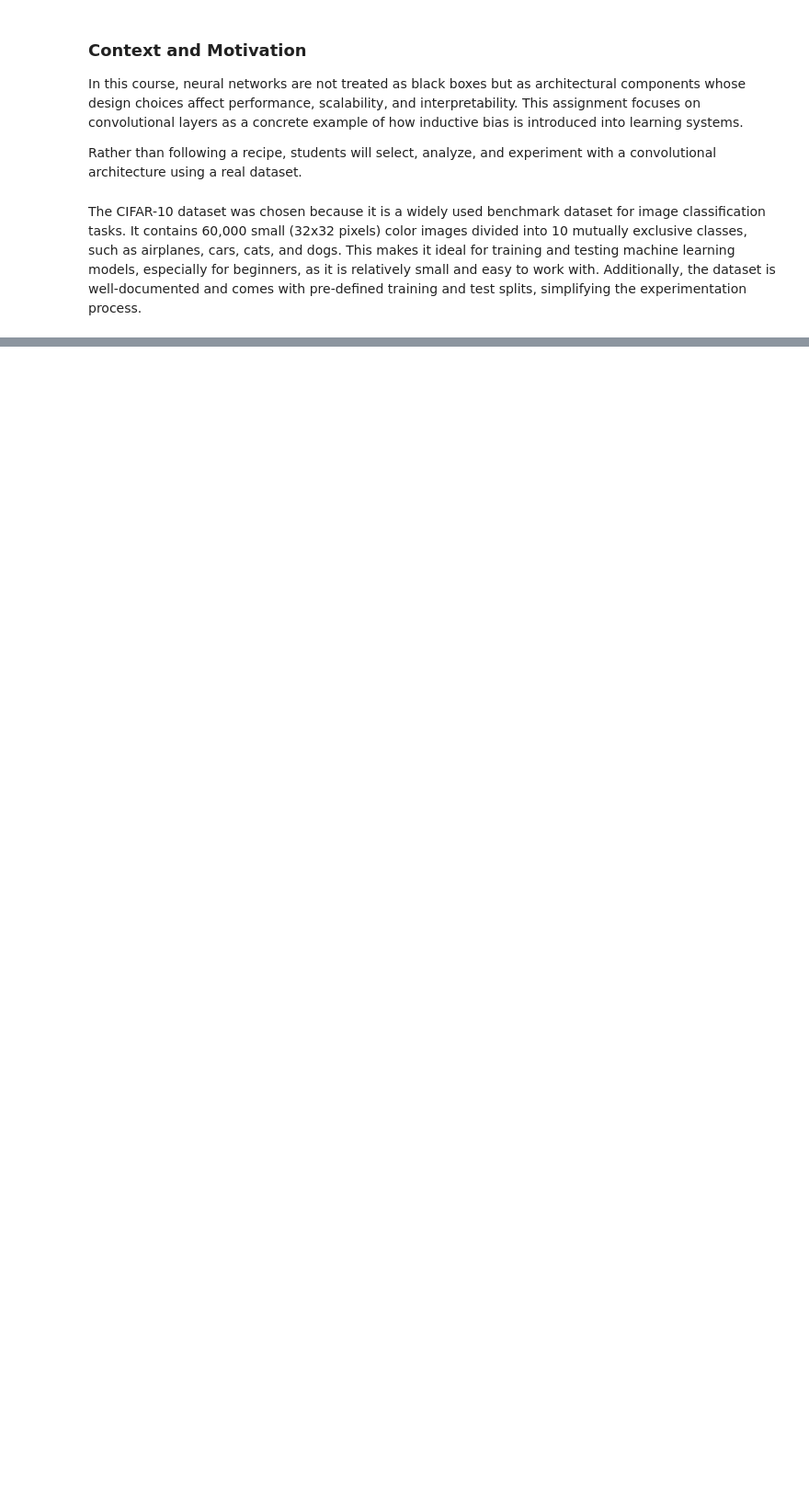
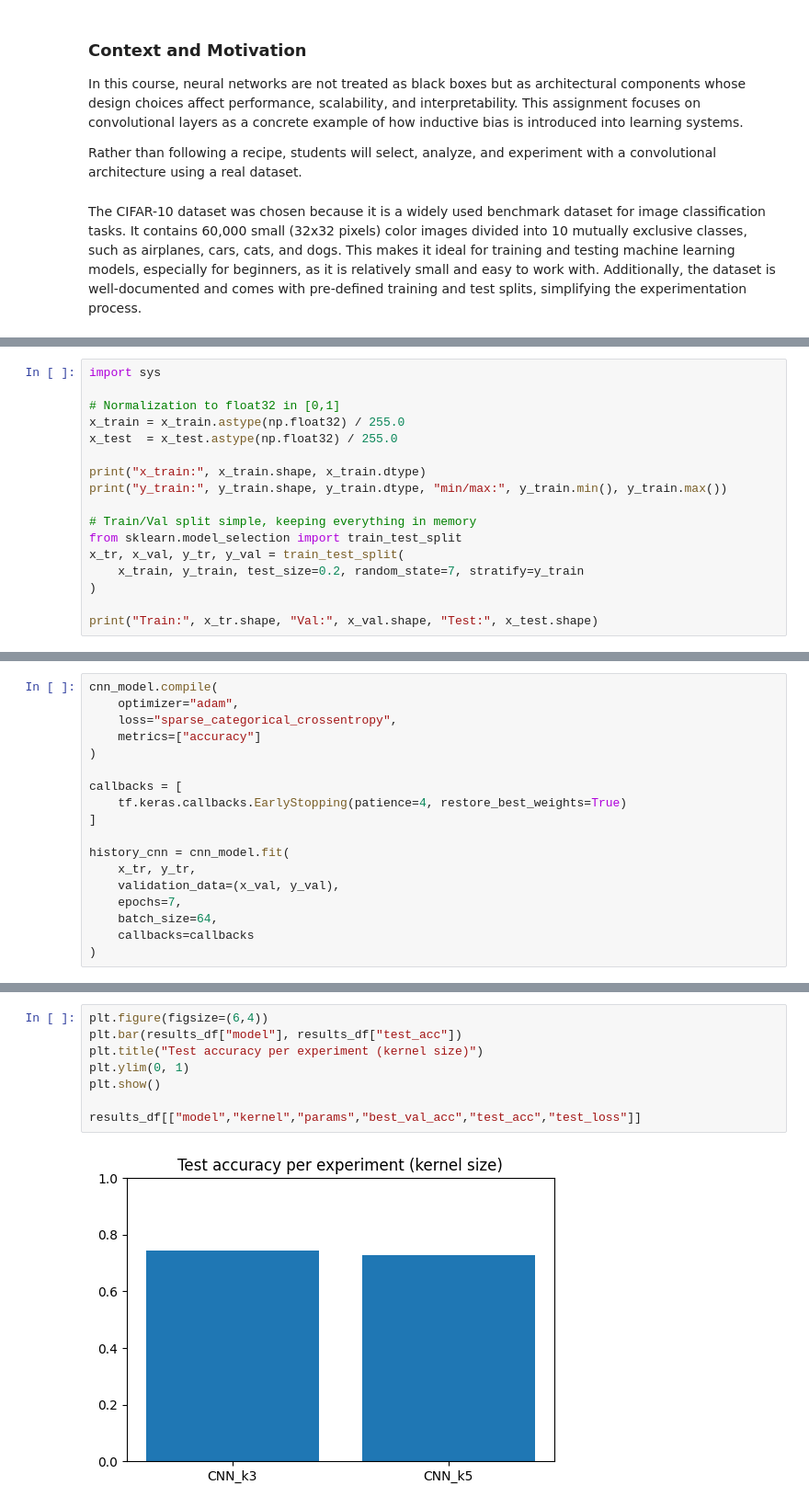
Before and after one commit to daviidc29/lab3-Arep, a Jupyter notebook: neural_network.ipynb, the cells around one changed output, grey strips where cells are left out. Shown at 92% size. Cells and saved outputs as stored; diff of their text form; blank space fills up the shorter version.

```diff
--- a/neural_network.ipynb
+++ b/neural_network.ipynb
@@ -39,0 +171,17 @@ DEPRECATION: Loading egg at c:\program files\python311\lib\site-packages\vboxapi
+# %%
+import sys
+
+# Normalization to float32 in [0,1]
+x_train = x_train.astype(np.float32) / 255.0
+x_test  = x_test.astype(np.float32) / 255.0
+
+print("x_train:", x_train.shape, x_train.dtype)
+print("y_train:", y_train.shape, y_train.dtype, "min/max:", y_train.min(), y_train.max())
+
+# Train/Val split simple, keeping everything in memory
+from sklearn.model_selection import train_test_split
+x_tr, x_val, y_tr, y_val = train_test_split(
+    x_train, y_train, test_size=0.2, random_state=7, stratify=y_train
+)
+
+print("Train:", x_tr.shape, "Val:", x_val.shape, "Test:", x_test.shape)
@@ -39,0 +395,18 @@ DEPRECATION: Loading egg at c:\program files\python311\lib\site-packages\vboxapi
+# %%
+cnn_model.compile(
+    optimizer="adam",
+    loss="sparse_categorical_crossentropy",
+    metrics=["accuracy"]
+)
+
+callbacks = [
+    tf.keras.callbacks.EarlyStopping(patience=4, restore_best_weights=True)
+]
+
+history_cnn = cnn_model.fit(
+    x_tr, y_tr,
+    validation_data=(x_val, y_val),
+    epochs=7,
+    batch_size=64,
+    callbacks=callbacks
+)
@@ -39,0 +529,10 @@ DEPRECATION: Loading egg at c:\program files\python311\lib\site-packages\vboxapi
+# %%
+plt.figure(figsize=(6,4))
+plt.bar(results_df["model"], results_df["test_acc"])
+plt.title("Test accuracy per experiment (kernel size)")
+plt.ylim(0, 1)
+plt.show()
+
+results_df[["model","kernel","params","best_val_acc","test_acc","test_loss"]]
+# %% [output]
+[figure, added]
```
Also changed, not shown: parts of 73 cells of this notebook, 3 other files.
